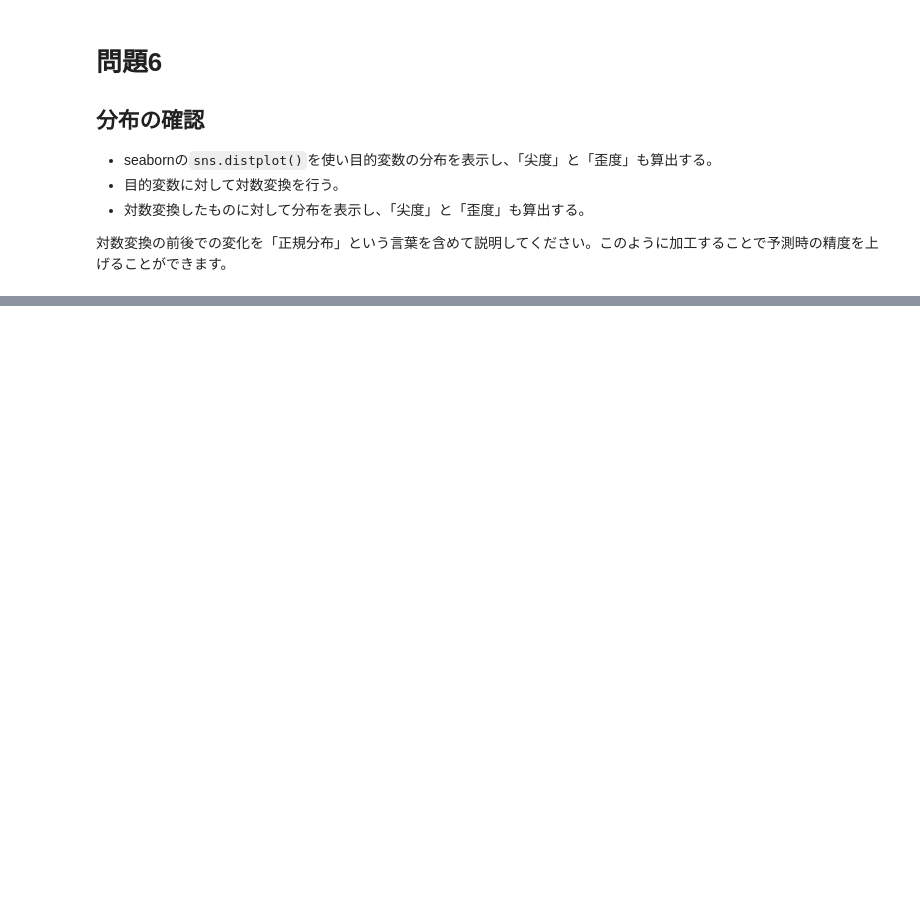
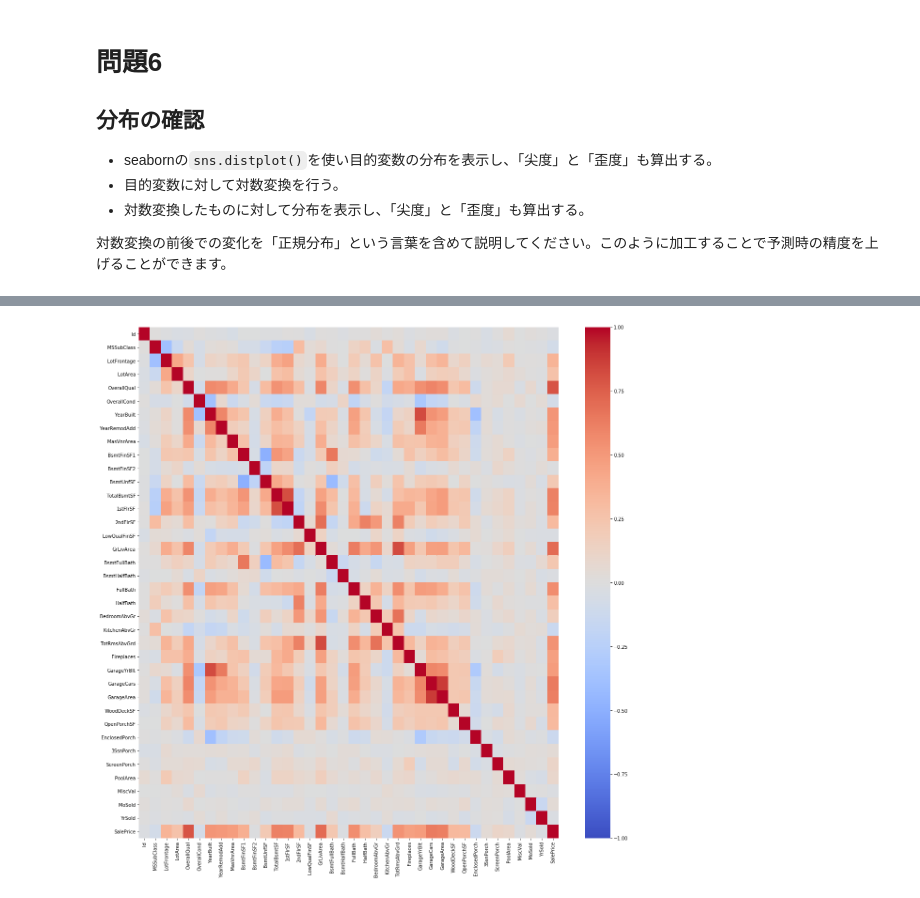
Before and after one commit to taiki-nakaso/diveintocode-ml, a Jupyter notebook: src/week3/prep/task2.ipynb, the cells around one changed output, grey strips where cells are left out. Drawn from its saved outputs; the diff is of its cells as text; code cells hidden in the pictures; blank space fills up the shorter version.

```diff
--- a/src/week3/prep/task2.ipynb
+++ b/src/week3/prep/task2.ipynb
@@ -292,0 +312,12 @@ print(f"歪度: {response_var.skew()}")
+# %%
+# 相関係数行列のヒートマップを作り、相関係数の高い関係を見つける。
+
+prices_corr = df_prices.corr()
+
+fig = plt.figure(figsize=(20, 20))
+ax = plt.subplot(111)
+ax = sns.heatmap(prices_corr, vmin=-1, vmax=1, cmap='coolwarm')
+
+plt.show()
+# %% [output]
+[figure, added]
```
Also changed, not shown: parts of 8 cells of this notebook.
